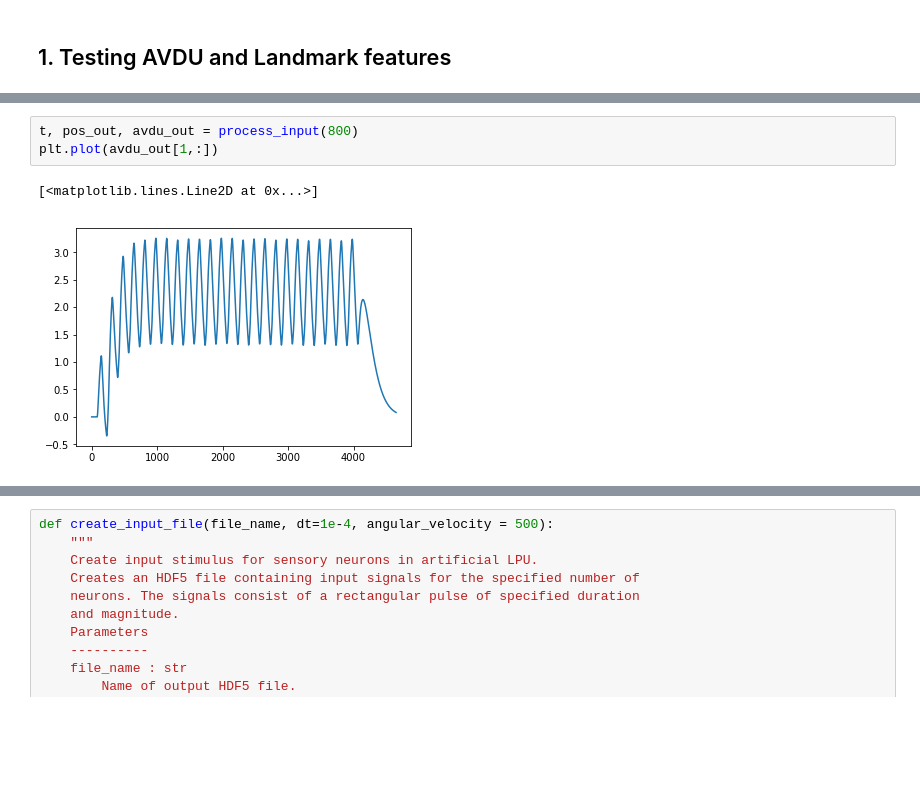
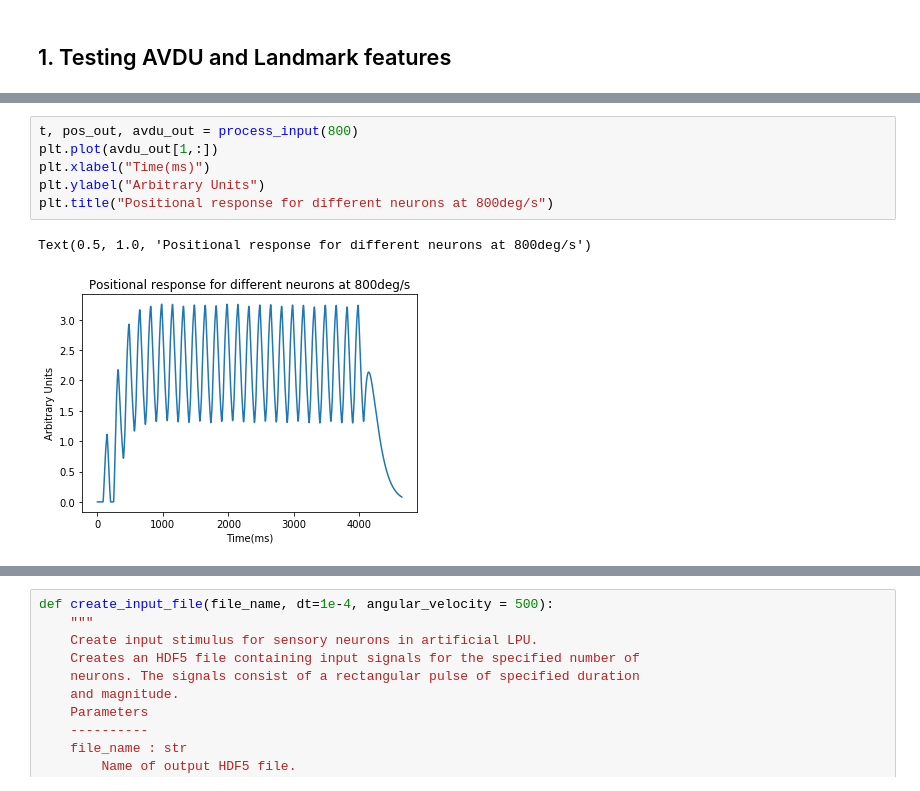
Before and after one commit to adityasinha379/FlyBrainProject, a Jupyter notebook: Project_as5624_pb2735.ipynb, the cells around one changed output, grey strips where cells are left out. Cells and saved outputs as stored; diff of their text form; blank space fills up the shorter version.

```diff
--- a/Project_as5624_pb2735.ipynb
+++ b/Project_as5624_pb2735.ipynb
@@ -15,6 +12,9 @@ The autoreload extension is already loaded. To reload it, use:
 # %%
 t, pos_out, avdu_out = process_input(800)
 plt.plot(avdu_out[1,:])
+plt.xlabel("Time(ms)")
+plt.ylabel("Arbitrary Units")
+plt.title("Positional response for different neurons at 800deg/s")
 # %% [output]
-[<matplotlib.lines.Line2D at 0x...>]
+Text(0.5, 1.0, 'Positional response for different neurons at 800deg/s')
-[figure, old version]
+[figure, new version]
```
Also changed, not shown: parts of 6 cells of this notebook, 2 other files.
